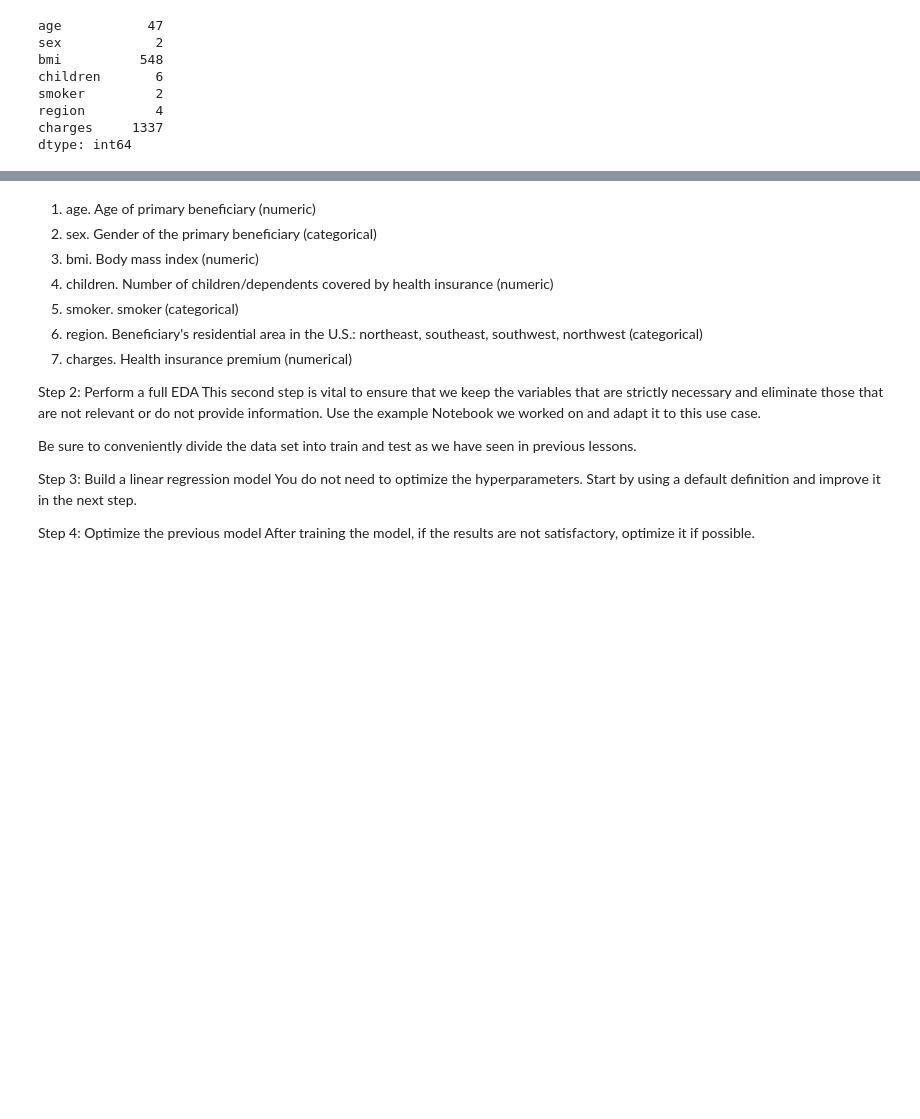
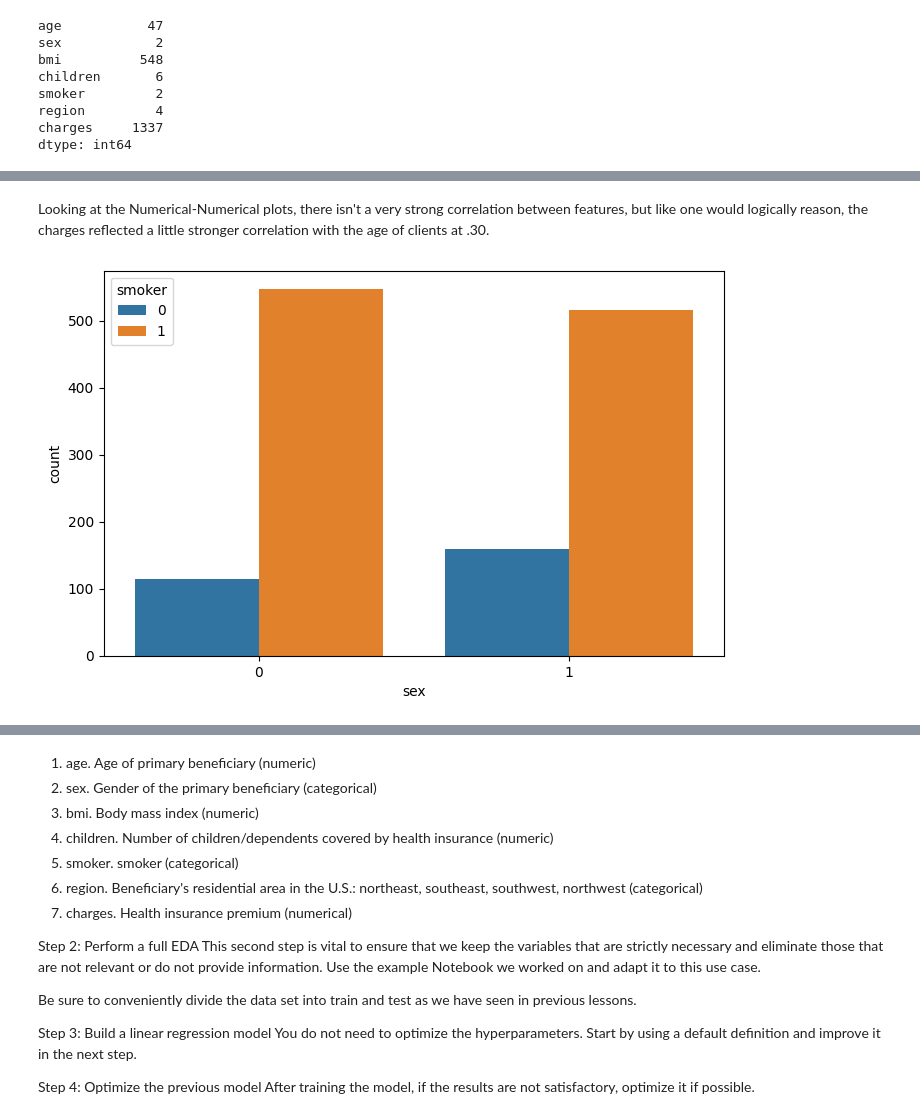
Before and after one commit to 4GeeksAcademy/Kransky85_health_insurance_machine-learning, a Jupyter notebook: src/explore.ipynb, the cells around one changed output, grey strips where cells are left out. Saved outputs shown, nothing was run; the diff lists cells and outputs as text; code cells hidden in the pictures; blank space fills up the shorter version.

```diff
--- a/src/explore.ipynb
+++ b/src/explore.ipynb
@@ -98,0 +247,12 @@ dtype: int64
+# %% [markdown]
+Looking at the Numerical-Numerical plots, there isn't a very strong correlation between features, but like one would logically reason, the charges reflected a little stronger correlation with the age of clients at .30.
+# %%
+# Categorical-Categorical Analysis
+# sex, smoker, region
+
+fig, axis = plt.subplots(figsize = (8, 5))
+sns.countplot(data = df, x = "sex", hue = "smoker")
+
+plt.show()
+# %% [output]
+[figure, added]
```
Also changed, not shown: parts of 44 cells of this notebook.
